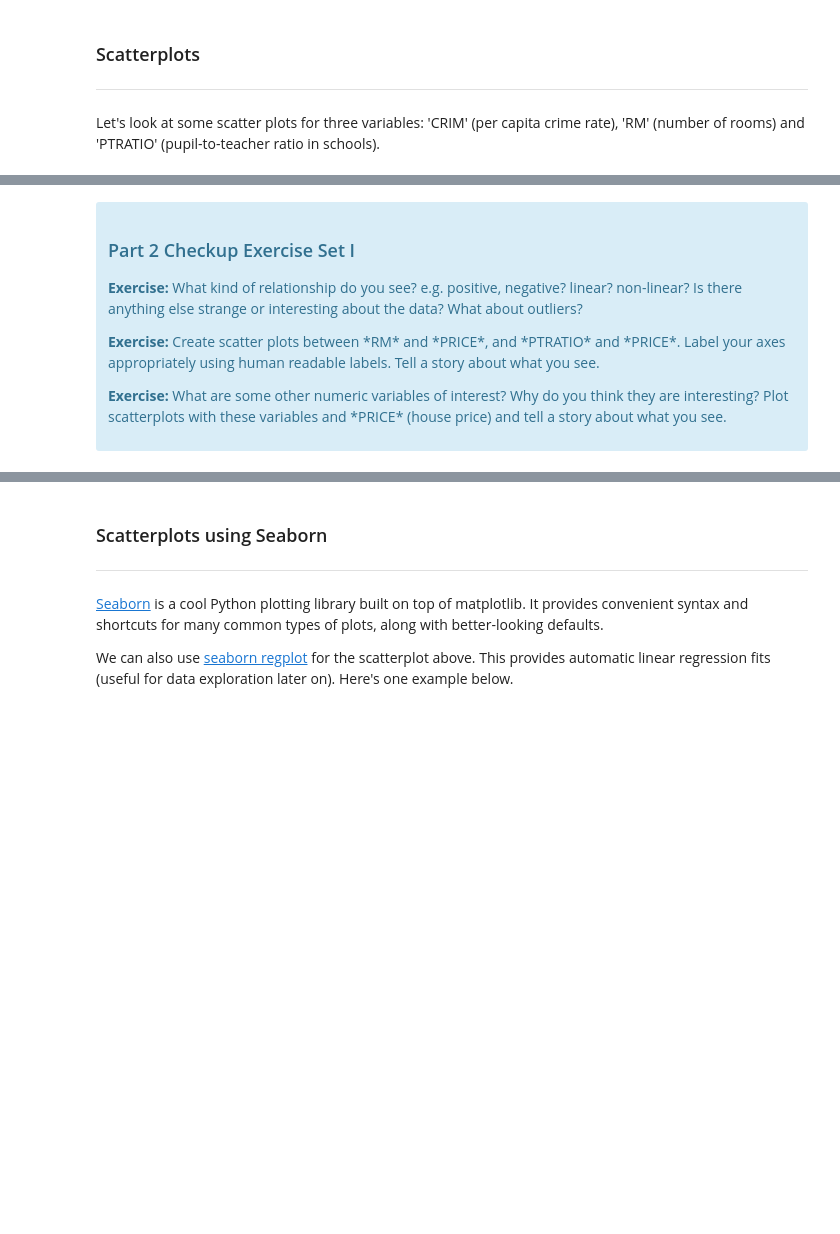
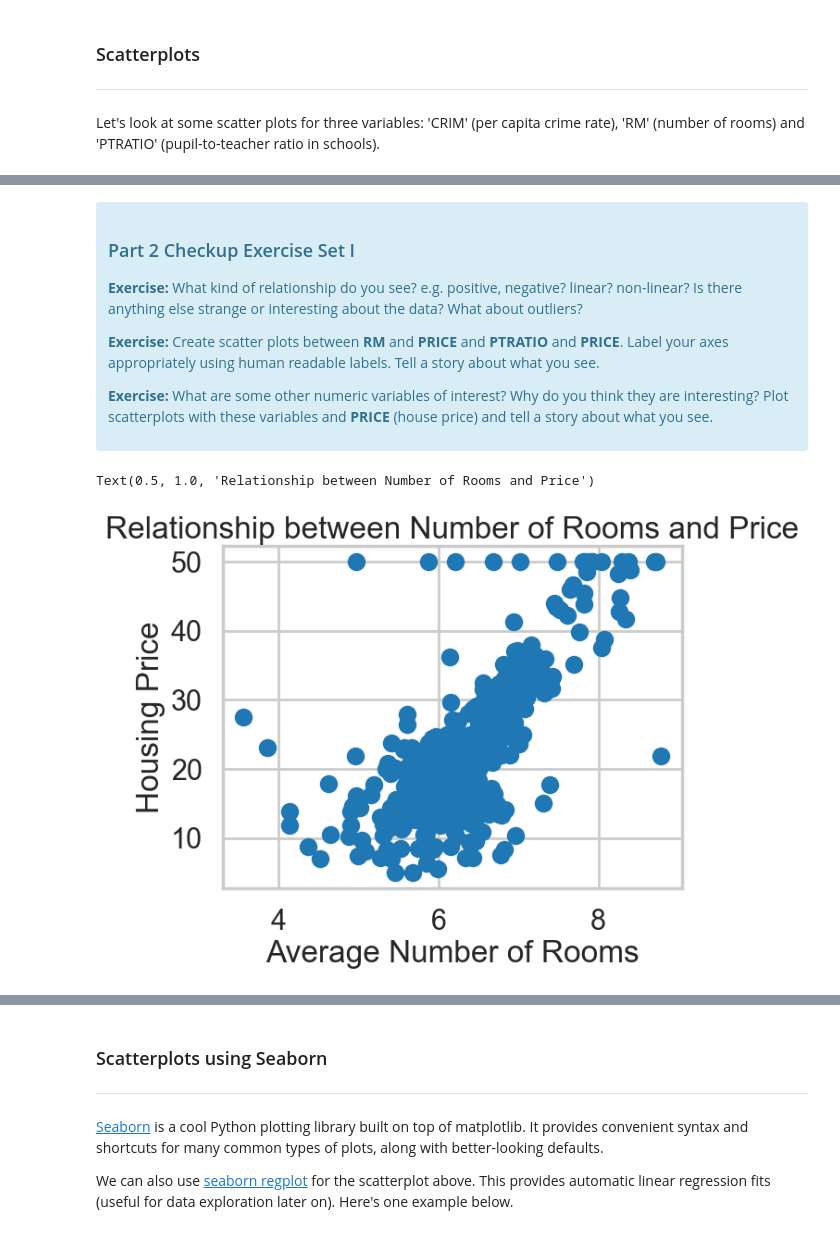
Before and after one commit to geojenk/SpringboardChallenges, a Jupyter notebook: Case Study - Boston Housing/Mini_Project_Linear_Regression.ipynb, the cells around one changed output, grey strips where cells are left out. Cells and saved outputs as stored; diff of their text form; code cells hidden in the pictures; blank space fills up the shorter version.

```diff
--- a/Case Study - Boston Housing/Mini_Project_Linear_Regression.ipynb
+++ b/Case Study - Boston Housing/Mini_Project_Linear_Regression.ipynb
@@ -190,8 +213,8 @@ plt.title("Relationship between CRIM and Price")
 <p><b>Exercise:</b> What kind of relationship do you see? e.g. positive, negative?  linear? non-linear? Is there anything else strange or interesting about the data? What about outliers?</p>
 
 
-<p><b>Exercise:</b> Create scatter plots between *RM* and *PRICE*, and *PTRATIO* and *PRICE*. Label your axes appropriately using human readable labels. Tell a story about what you see.</p>
+<p><b>Exercise:</b> Create scatter plots between <b>RM</b> and <b>PRICE</b> and <b>PTRATIO</b> and <b>PRICE</b>. Label your axes appropriately using human readable labels. Tell a story about what you see.</p>
 
-<p><b>Exercise:</b> What are some other numeric variables of interest? Why do you think they are interesting? Plot scatterplots with these variables and *PRICE* (house price) and tell a story about what you see.</p>
+<p><b>Exercise:</b> What are some other numeric variables of interest? Why do you think they are interesting? Plot scatterplots with these variables and <b>PRICE</b> (house price) and tell a story about what you see.</p>
 
 </div>
@@ -203,0 +226,14 @@ plt.title("Relationship between CRIM and Price")
+# %%
+# your turn: scatter plot between *RM* and *PRICE*
+plt.scatter(bos.RM, bos.PRICE)
+plt.xlabel("Average Number of Rooms")
+plt.ylabel("Housing Price")
+plt.title("Relationship between Number of Rooms and Price")
+
+# This plot shows a positive linear relationship between housing price and number of rooms.
+# There are some outliers that don't follow the normal pattern, but otherwise, the relationship looks strong.
+# I would expect to see more clustering on this plot. Number of rooms should be a discrete variable, but it looks continuous here.
+# Update: I looked up the dataset on kaggle, and it seems RM is the *average* number of rooms per dwelling.
+# %% [output]
+Text(0.5, 1.0, 'Relationship between Number of Rooms and Price')
+[figure, added]
```
Also changed, not shown: parts of 65 cells of this notebook.
